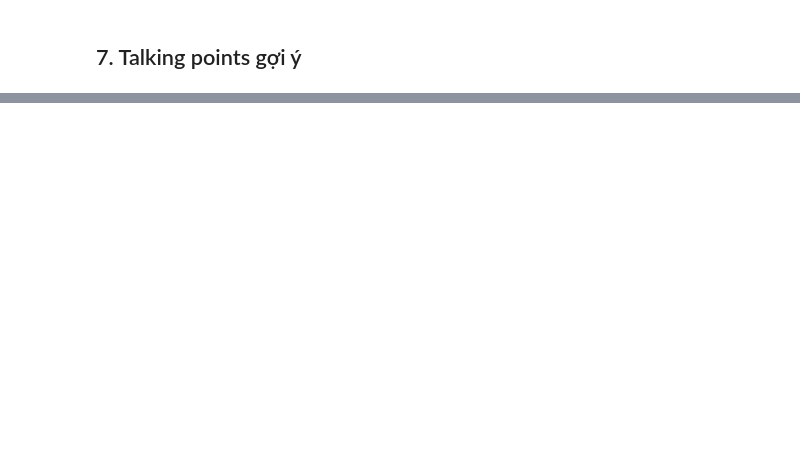
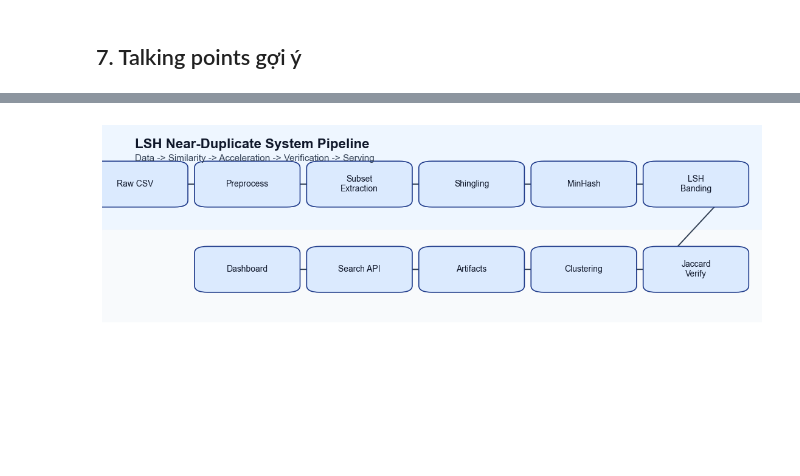
Before and after one commit to dmhung1508/Mining-Massive-Datasets, a Jupyter notebook: jupyter/LSH_Demo.ipynb, the cells around one changed output, grey strips where cells are left out. Drawn from its saved outputs; the diff is of its cells as text; code cells hidden in the pictures; blank space fills up the shorter version.

```diff
--- a/jupyter/LSH_Demo.ipynb
+++ b/jupyter/LSH_Demo.ipynb
@@ -255,0 +392,81 @@ display(Markdown("\n".join([f"- {point}" for point in talking_points])))
+# %%
+# 9. Vẽ ảnh sơ đồ hệ thống (PNG)
+import matplotlib.pyplot as plt
+from matplotlib.patches import FancyBboxPatch, FancyArrowPatch
+
+nodes = {
+    "Raw CSV": (0.05, 0.82),
+    "Preprocess": (0.22, 0.82),
+    "Subset\nExtraction": (0.39, 0.82),
+    "Shingling": (0.56, 0.82),
+    "MinHash": (0.73, 0.82),
+    "LSH\nBanding": (0.90, 0.82),
+    "Jaccard\nVerify": (0.90, 0.56),
+    "Clustering": (0.73, 0.56),
+    "Artifacts": (0.56, 0.56),
+    "Search API": (0.39, 0.56),
+    "Dashboard": (0.22, 0.56),
+}
+
+edges = [
+    ("Raw CSV", "Preprocess"),
+    ("Preprocess", "Subset\nExtraction"),
+    ("Subset\nExtraction", "Shingling"),
+    ("Shingling", "MinHash"),
+    ("MinHash", "LSH\nBanding"),
+    ("LSH\nBanding", "Jaccard\nVerify"),
+    ("Jaccard\nVerify", "Clustering"),
+    ("Clustering", "Artifacts"),
+    ("Artifacts", "Search API"),
+    ("Artifacts", "Dashboard"),
+]
+
+fig, ax = plt.subplots(figsize=(14, 7))
+ax.set_xlim(0, 1)
+ax.set_ylim(0, 1)
+ax.axis("off")
+
+# Background gradient-like bands
+ax.axhspan(0.68, 1.00, color="#eef6ff", zorder=0)
+ax.axhspan(0.40, 0.68, color="#f8fafc", zorder=0)
+
+box_w, box_h = 0.12, 0.10
+for label, (x, y) in nodes.items():
+    rect = FancyBboxPatch(
+        (x - box_w / 2, y - box_h / 2),
+        box_w,
+        box_h,
+        boxstyle="round,pad=0.02,rounding_size=0.02",
+        linewidth=1.2,
+        edgecolor="#1e3a8a",
+        facecolor="#dbeafe",
+        zorder=2,
+    )
+    ax.add_patch(rect)
+    ax.text(x, y, label, ha="center", va="center", fontsize=10, color="#0f172a", zorder=3)
+
+for src, dst in edges:
+    x1, y1 = nodes[src]
+    x2, y2 = nodes[dst]
+    arrow = FancyArrowPatch(
+        (x1 + (box_w / 2 if x2 >= x1 else -box_w / 2), y1),
+        (x2 - (box_w / 2 if x2 >= x1 else -box_w / 2), y2),
+        arrowstyle="->",
+        mutation_scale=12,
+        linewidth=1.4,
+        color="#334155",
+        zorder=1,
+        connectionstyle="arc3,rad=0.0",
+    )
+    ax.add_patch(arrow)
+
+ax.text(0.05, 0.93, "LSH Near-Duplicate System Pipeline", fontsize=16, weight="bold", color="#0f172a")
+ax.text(0.05, 0.89, "Data -> Similarity -> Acceleration -> Verification -> Serving", fontsize=11, color="#334155")
+
+output_path = FIGURE_DIR / "system_pipeline_diagram.png"
+fig.savefig(output_path, dpi=180, bbox_inches="tight")
+plt.show()
+
+output_path
+# %% [output]
+[figure, added]
```
Also changed, not shown: parts of 13 cells of this notebook, 9 other files.
